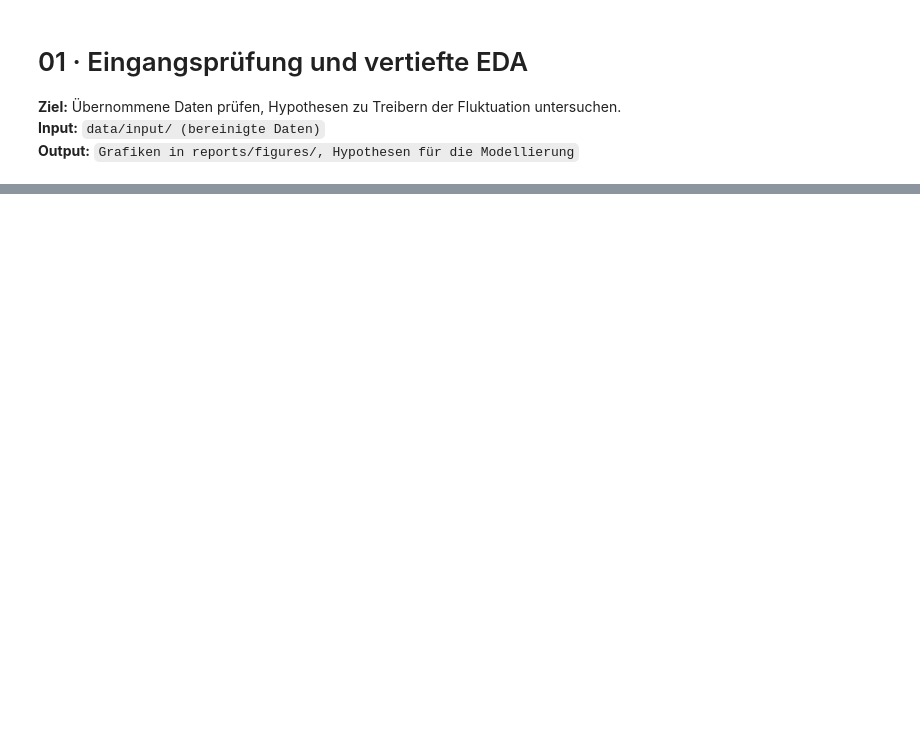
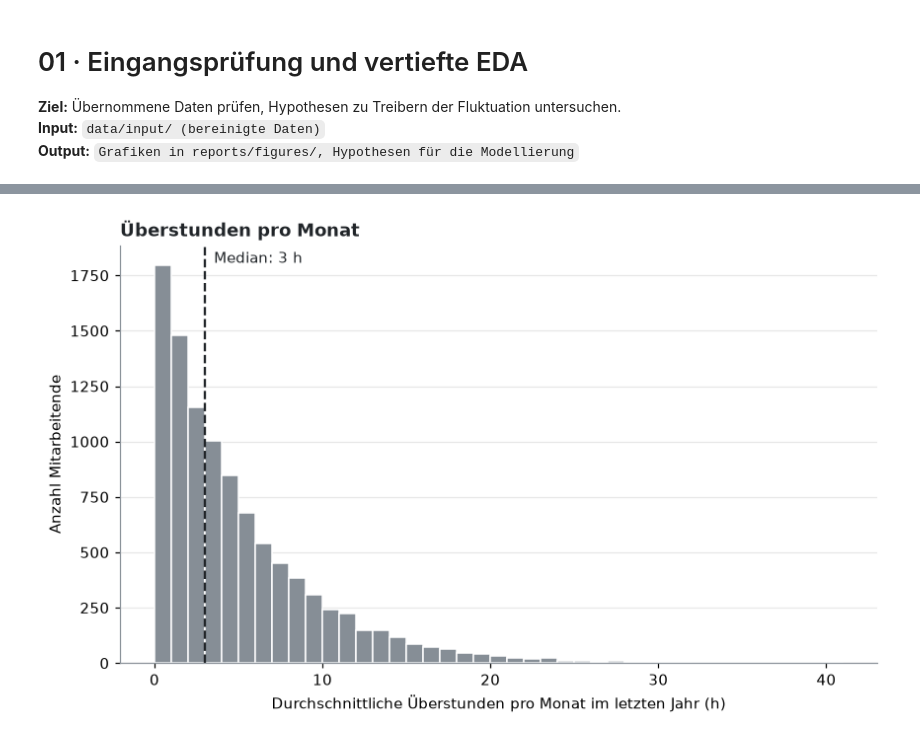
Before and after one commit to adrianmrizo/sonnenfeld-fluktuation, a Jupyter notebook: notebooks/01_eda.ipynb, the cells around one changed output, grey strips where cells are left out. Drawn from its saved outputs; the diff is of its cells as text; code cells hidden in the pictures; blank space fills up the shorter version.

Commit message:
feat: complete EDA (data check, univariate, hypotheses, correlations)

```diff
--- a/notebooks/01_eda.ipynb
+++ b/notebooks/01_eda.ipynb
@@ -45,0 +21,4 @@ pd.set_option("display.max_columns", 50)
+# %%
+
+# Load the Gold table received from the cleaning phase
+df = pd.read_csv(config.INPUT_FILE)
@@ -45,0 +286,6 @@ pd.set_option("display.max_columns", 50)
+# %%
+#is the target variable correlated with missing values in the satisfaction column?
+#create a new column that indicates whether the satisfaction value is missing
+df['zufriedenheit_fehlt'] = df['zufriedenheit'].isna()
+#calculate the terminatio rate using the mean of the target variable for each group
+df.groupby('zufriedenheit_fehlt')[config.TARGET].agg(['count', 'sum', 'mean'])
@@ -45,0 +492,35 @@ pd.set_option("display.max_columns", 50)
+# %%
+# Distribution of monthly overtime (univariate)
+col = "ueberstunden_monat"
+median = df[col].median()
+
+fig, ax = plt.subplots()
+
+# One bin per hour; integer-aligned edges so each bar = exactly one value
+ax.hist(
+    df[col],
+    bins=range(0, int(df[col].max()) + 2),
+    color=plotting.COLORS["neutral"],
+    edgecolor="white",
+    linewidth=1,
+)
+
+# Median as reference line, labelled directly instead of a legend
+ax.axvline(median, color=plotting.COLORS["dark"], linewidth=1.5, linestyle="--")
+ax.annotate(
+    f"Median: {median:.0f} h",
+    xy=(median, 1), xycoords=("data", "axes fraction"),
+    xytext=(6, -4), textcoords="offset points",
+    ha="left", va="top", color=plotting.COLORS["dark"],
+)
+
+ax.set_title("Überstunden pro Monat")
+ax.set_xlabel("Durchschnittliche Überstunden pro Monat im letzten Jahr (h)")
+ax.set_ylabel("Anzahl Mitarbeitende")
+ax.grid(axis="y", alpha=0.3)
+ax.set_axisbelow(True)
+
+plotting.save(fig, "04_ueberstunden_verteilung")
+plt.show()
+# %% [output]
+[figure, added]
```
Also changed, not shown: parts of 119 cells of this notebook, 25 other files.
